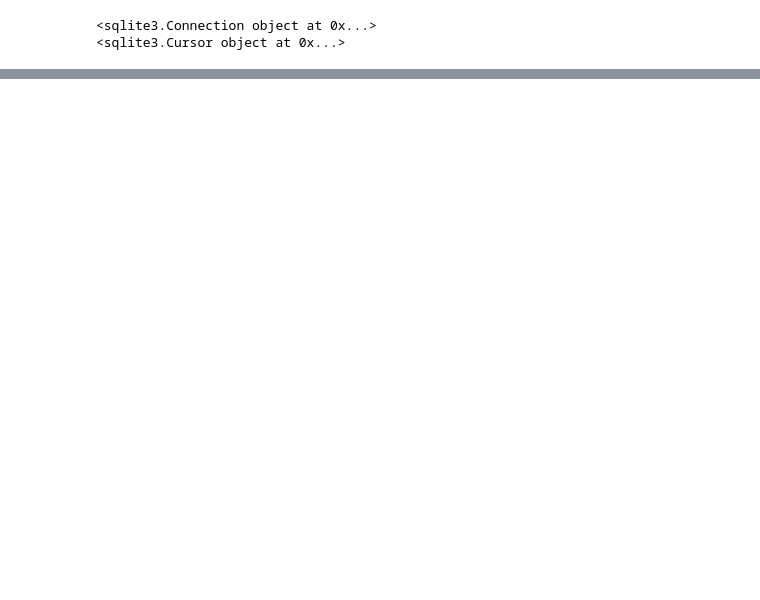
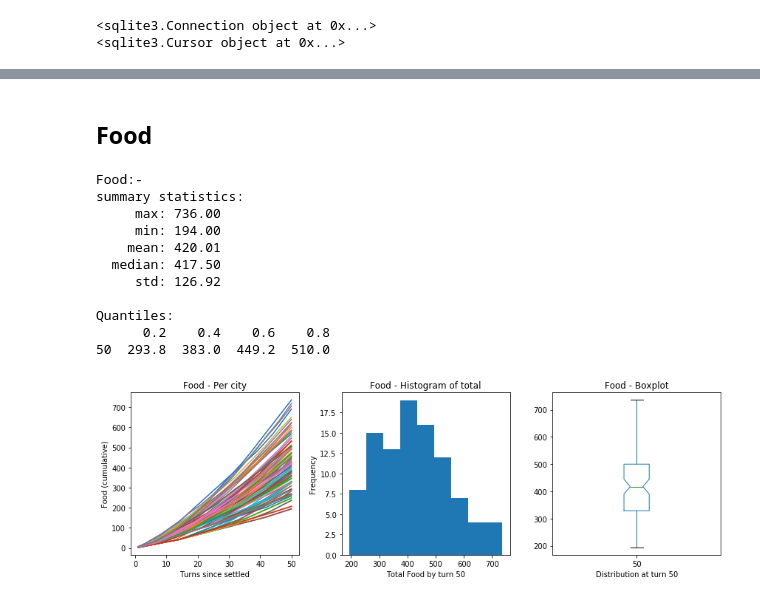
Before and after one commit to kebnoa/Civ6RFCitySettlement, a Jupyter notebook: Analysis/02 Data Exploration - City Per Turn.ipynb, the cells around one changed output, grey strips where cells are left out. Cells and saved outputs as stored; diff of their text form; code cells hidden in the pictures; blank space fills up the shorter version.

```diff
--- a/Analysis/02 Data Exploration - City Per Turn.ipynb
+++ b/Analysis/02 Data Exploration - City Per Turn.ipynb
@@ -14,6 +18,8 @@ print(cur)
 # %%
-sqlSelect = 'SELECT * FROM cityPerTurnView'
-cptv = pd.read_sql_query(sqlSelect, cnx)
-print(cptv.shape)
-print(cptv.dtypes)
+sqlSelect = 'SELECT * FROM cityPerTurnView WHERE turns >= 1 and turns <= 50'
+cityPt = pd.read_sql_query(sqlSelect, cnx)
+# Did the following directly in the database query ;-)
+#cptv = cptv[cptv['turns'].between(1, 50, inclusive=True)]
+print(cityPt.shape)
+print(cityPt.dtypes)
 # %% [output]
@@ -36,0 +71,70 @@ dtype: object
+# %% [markdown]
+## Food
+# %%
+#yields=['Food', 'Production', 'Gold', 'Science', 'Culture', 'Faith']
+yld = 'Food'
+columnName = "{}PerTurn".format(yld.lower())
+cumulativeDf = cityPt[['cityId', 'turns', columnName]].pivot(index='turns',
+                                                             columns='cityId',
+                                                             values=columnName).cumsum()
+t50 = cumulativeDf.loc[50]
+
+print("\n{}:-\nsummary statistics:".format(yld))
+print("     max: {:.2f}".format(t50.max()))
+print("     min: {:.2f}".format(t50.min()))
+print("    mean: {:.2f}".format(t50.mean()))
+print("  median: {:.2f}".format(t50.median()))
+print("     std: {:.2f}".format(t50.std()))
+print("\nQuantiles:")
+print(pd.DataFrame(t50.quantile([.2, .4, .6, .8])).T)
+print("\n")
+
+top5 = pd.DataFrame(list(zip(list(t50.nlargest(5).values),
+                             list(t50.nlargest(5).index.values)
+                        )
+                    ), columns=["{}Total".format(yld.lower()), 'cityId'])
+bottom5 = pd.DataFrame(list(zip(list(t50.nsmallest(5).values),
+                                list(t50.nsmallest(5).index.values)
+                           )
+                      ), columns=["{}Total".format(yld.lower()), 'cityId'])
+
+fig, axes = plt.subplots(nrows=1, ncols=3, figsize=(12,4), tight_layout=True)
+
+cumulativeDf.plot(ax=axes[0], kind='line', legend=False, title="{} - Per city".format(yld))
+axes[0].set_xlabel('Turns since settled')
+axes[0].set_ylabel("{} (cumulative)".format(yld))
+
+t50.plot(ax=axes[1], kind='hist', legend=False, bins=9, title="{} - Histogram of total".format(yld))
+axes[1].set_xlabel("Total {} by turn 50".format(yld))
+
+t50.plot(ax=axes[2], kind='box', legend=False, title="{} - Boxplot".format(yld), notch=True)
+axes[2].set_xlabel('Distribution at turn 50')
+
+plt.show()
+plt.close()
+
+# Redefining t50 to be the last per turn rows in the dataframe!
+t50 = cityPt[cityPt['turns'] == 50]
+tCitiesDf = top5.set_index('cityId').join(t50.set_index('cityId'))
+bCitiesDf = bottom5.set_index('cityId').join(t50.set_index('cityId'))
+
+yld = yld.lower()
+print("\nTop 5 {} cities:".format(yld))
+print(tCitiesDf[["{}Total".format(yld), "{}PerTurn".format(yld), 'settledByName',
+                 'population', 'housing', 'happiness', "{}ToolTip".format(yld)]])
+print("\n\nBottom 5 {} cities:".format(yld))
+print(bCitiesDf[["{}Total".format(yld), "{}PerTurn".format(yld), 'settledByName',
+                 'population', 'housing', 'happiness', "{}ToolTip".format(yld)]])
+# %% [output]
+Food:-
+summary statistics:
+     max: 736.00
+     min: 194.00
+    mean: 420.01
+  median: 417.50
+     std: 126.92
+
+Quantiles:
+      0.2    0.4    0.6    0.8
+50  293.8  383.0  449.2  510.0
+[figure, added]
```
Also changed, not shown: parts of 28 cells of this notebook, 26 other files.
